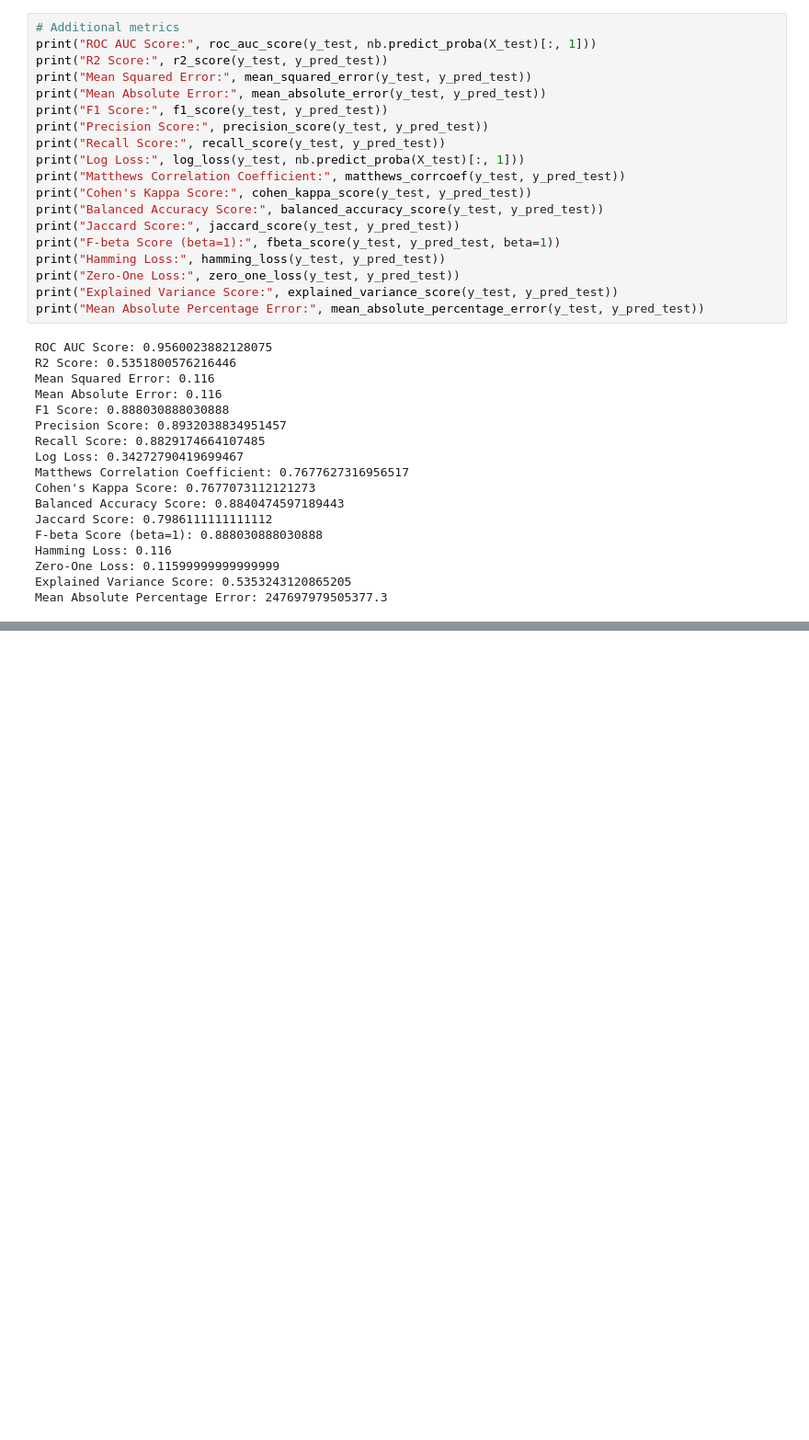
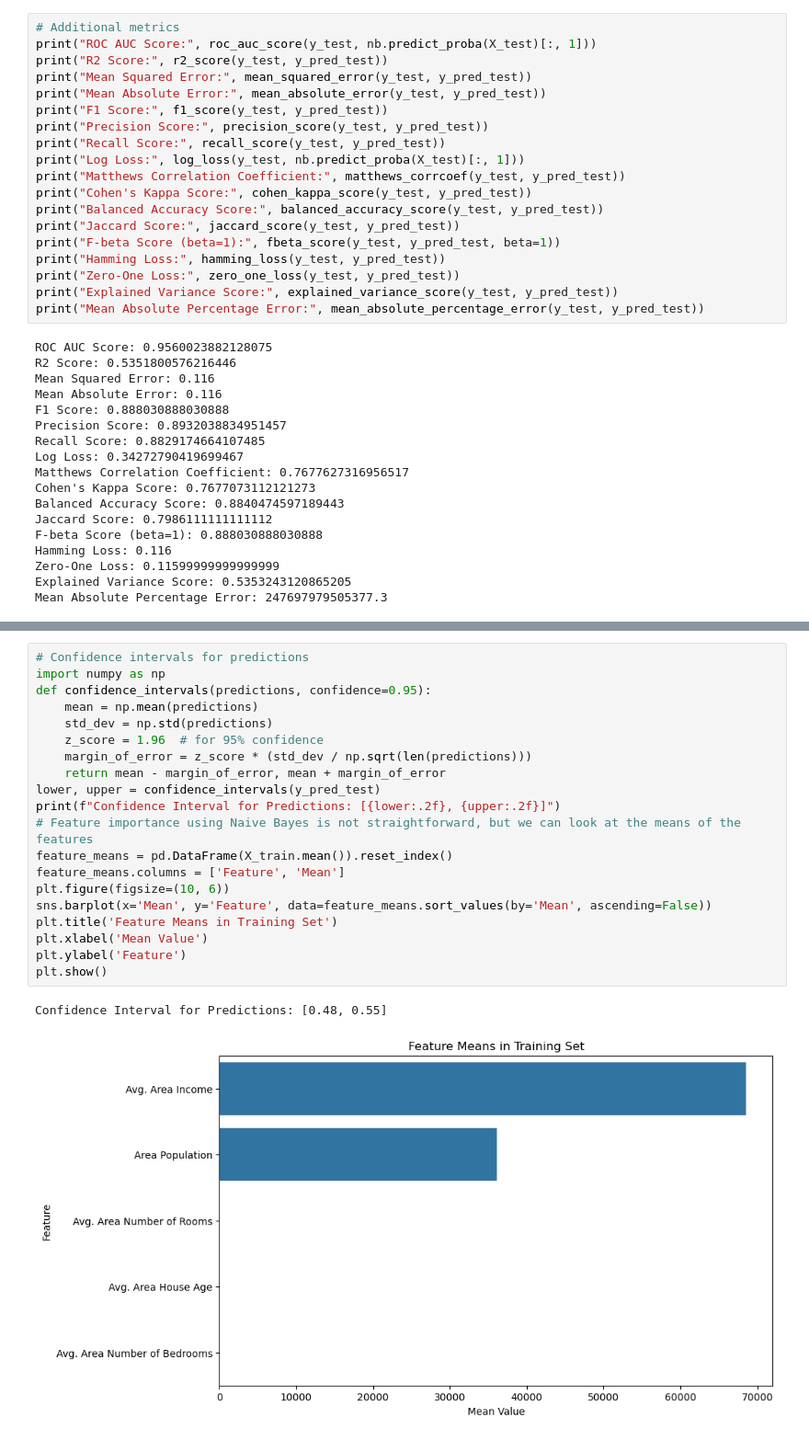
Before and after one commit to Soumyad3110/.ipynb, a Jupyter notebook: Naive_Bayes.ipynb, the cells around one changed output, grey strips where cells are left out. Shown: that part at 92% size. Saved outputs shown, nothing was run; the diff lists cells and outputs as text; blank space fills up the shorter version.

```diff
--- a/Naive_Bayes.ipynb
+++ b/Naive_Bayes.ipynb
@@ -176,0 +185,23 @@ Mean Absolute Percentage Error: 247697979505377.3
+# %%
+# Confidence intervals for predictions
+import numpy as np
+def confidence_intervals(predictions, confidence=0.95):
+    mean = np.mean(predictions)
+    std_dev = np.std(predictions)
+    z_score = 1.96  # for 95% confidence
+    margin_of_error = z_score * (std_dev / np.sqrt(len(predictions)))
+    return mean - margin_of_error, mean + margin_of_error
+lower, upper = confidence_intervals(y_pred_test)
+print(f"Confidence Interval for Predictions: [{lower:.2f}, {upper:.2f}]")
+# Feature importance using Naive Bayes is not straightforward, but we can look at the means of the features
+feature_means = pd.DataFrame(X_train.mean()).reset_index()
+feature_means.columns = ['Feature', 'Mean']
+plt.figure(figsize=(10, 6))
+sns.barplot(x='Mean', y='Feature', data=feature_means.sort_values(by='Mean', ascending=False))
+plt.title('Feature Means in Training Set')
+plt.xlabel('Mean Value')
+plt.ylabel('Feature')
+plt.show()
+# %% [output]
+Confidence Interval for Predictions: [0.48, 0.55]
+[figure, added]
```
Also changed, not shown: parts of 3 cells of this notebook.
